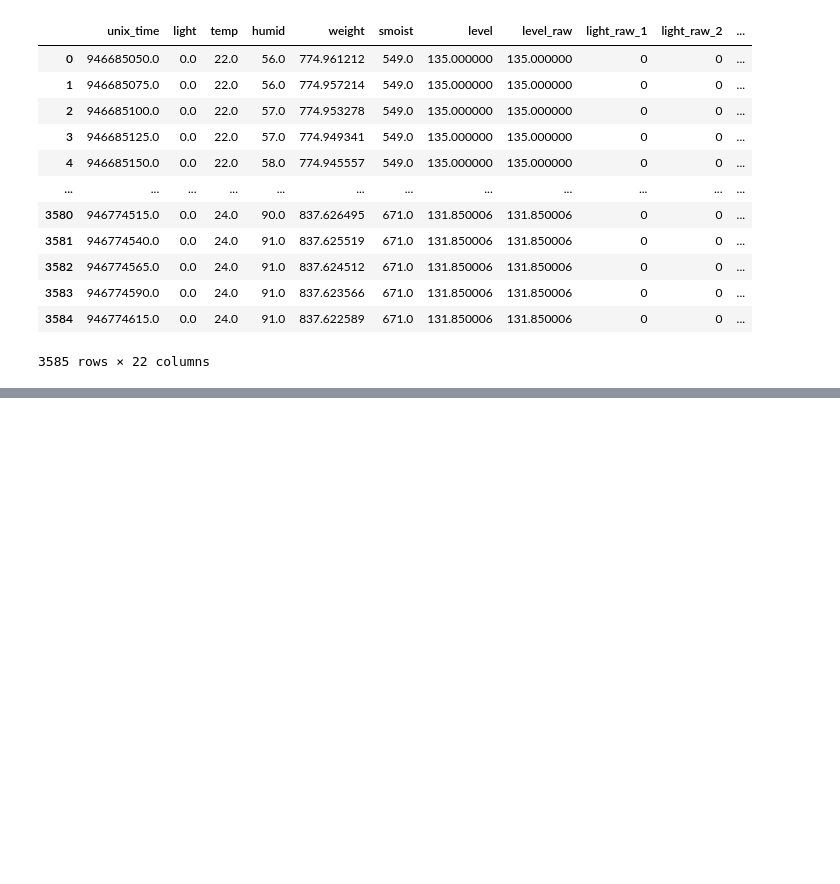
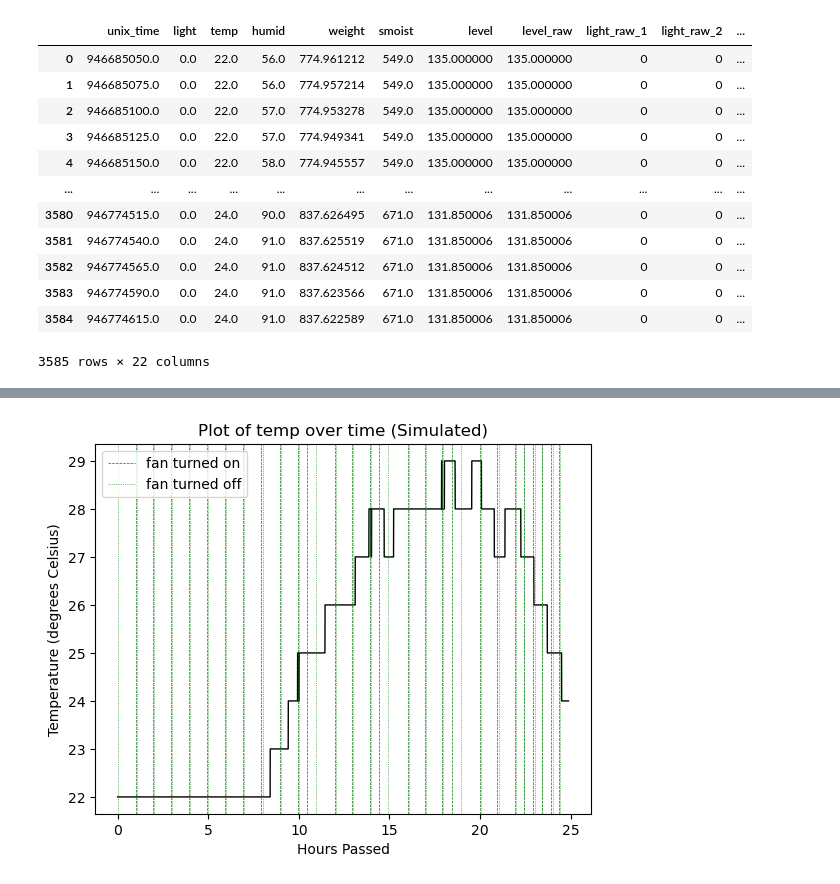
Before and after one commit to dkcmu/15-482_Monitoring_Wendys_Baconhater, a Jupyter notebook: log_visualizer.ipynb, the cells around one changed output, grey strips where cells are left out. Cells and saved outputs as stored; diff of their text form; code cells hidden in the pictures; blank space fills up the shorter version.

```diff
--- a/log_visualizer.ipynb
+++ b/log_visualizer.ipynb
@@ -21,0 +146,4 @@ df
+# %%
+plot_sensor('temp', simulated=True, actuators=['fan'])
+# %% [output]
+[figure, added]
```
Also changed, not shown: parts of 14 cells of this notebook, 8 other files.
